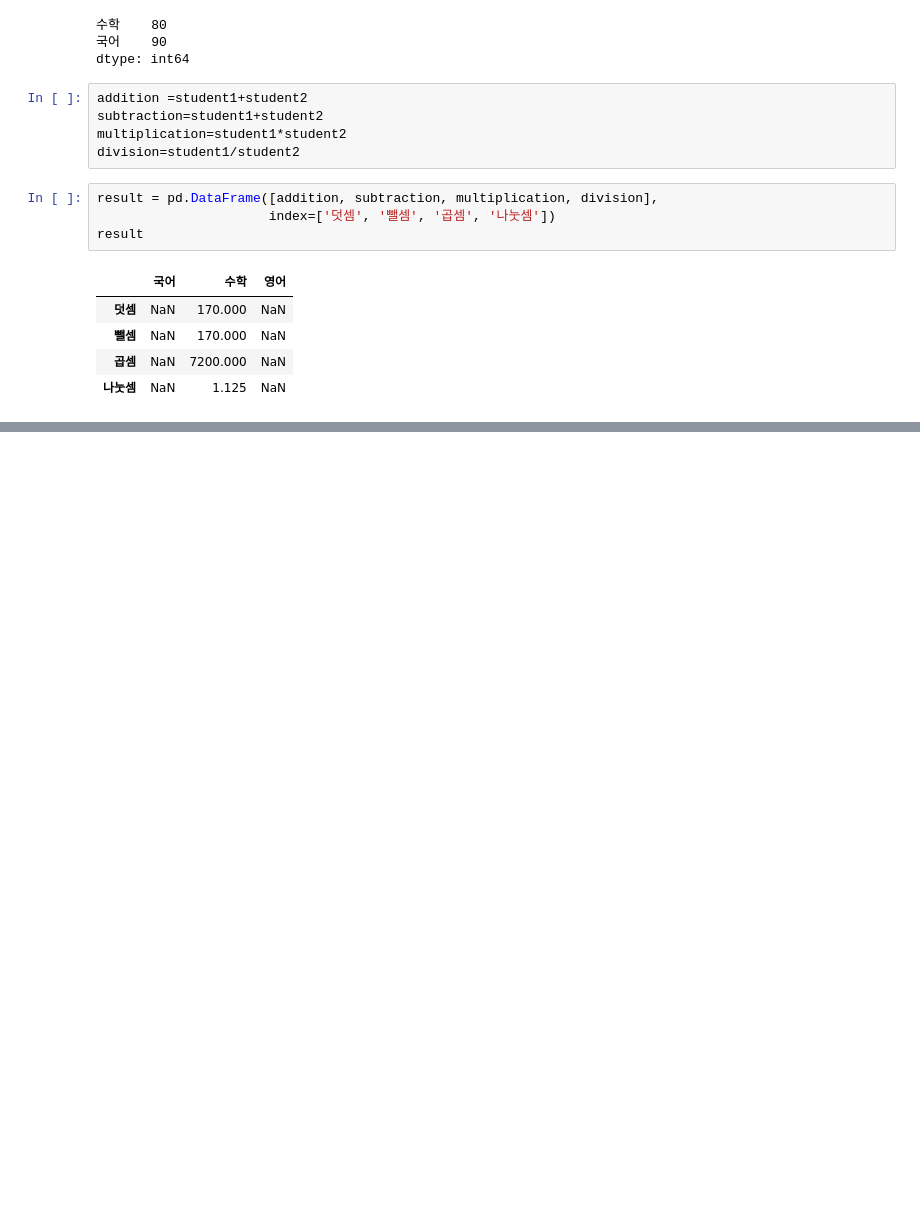
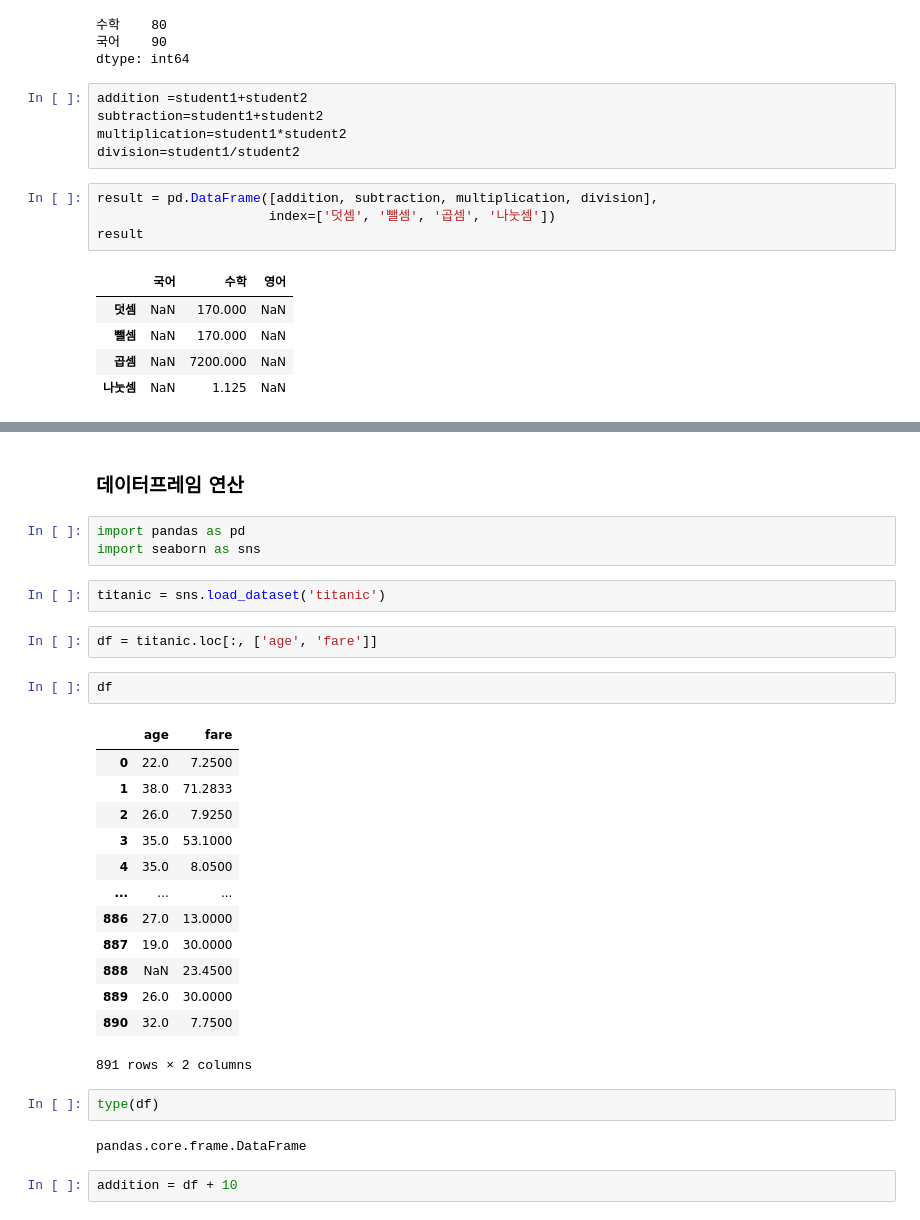
Before and after one commit to harryyang1982/pandas_data_analysis, a Jupyter notebook: part1_intro_pandas.ipynb, the cells around one changed output, grey strips where cells are left out. Cells and saved outputs as stored; diff of their text form; blank space fills up the shorter version.

```diff
--- a/part1_intro_pandas.ipynb
+++ b/part1_intro_pandas.ipynb
@@ -849,0 +865,31 @@ result
+# %% [markdown]
+### 데이터프레임 연산
+# %%
+import pandas as pd
+import seaborn as sns
+# %%
+titanic = sns.load_dataset('titanic')
+# %%
+df = titanic.loc[:, ['age', 'fare']]
+# %%
+df
+# %% [output]
+|  | age | fare |
+| 0 | 22.0 | 7.2500 |
+| 1 | 38.0 | 71.2833 |
+| 2 | 26.0 | 7.9250 |
+| 3 | 35.0 | 53.1000 |
+| 4 | 35.0 | 8.0500 |
+| ... | ... | ... |
+| 886 | 27.0 | 13.0000 |
+| 887 | 19.0 | 30.0000 |
+| 888 | NaN | 23.4500 |
+| 889 | 26.0 | 30.0000 |
+| 890 | 32.0 | 7.7500 |
+891 rows × 2 columns
+# %%
+type(df)
+# %% [output]
+pandas.core.frame.DataFrame
+# %%
+addition = df + 10
```
Also changed, not shown: parts of 3 cells of this notebook.
